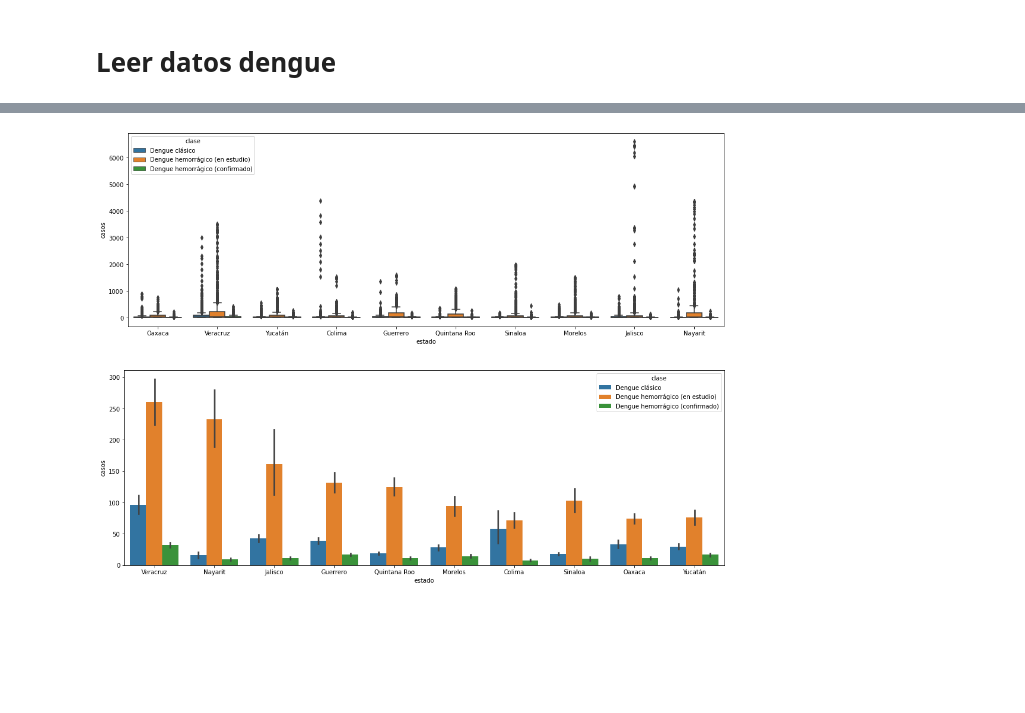
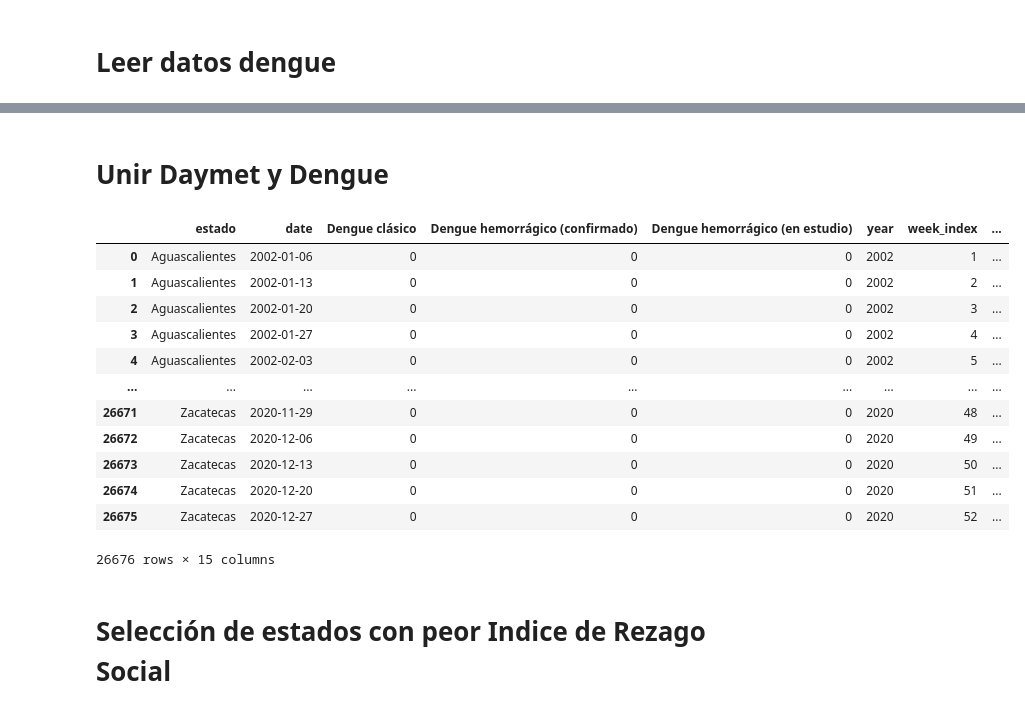
Before and after one commit to pcorner10/denguetemp2022, a Jupyter notebook: dengueTemperatura.ipynb, the cells around one changed output, grey strips where cells are left out. Drawn from its saved outputs; the diff is of its cells as text; code cells hidden in the pictures; blank space fills up the shorter version.

```diff
--- a/dengueTemperatura.ipynb
+++ b/dengueTemperatura.ipynb
@@ -420,14 +193,21 @@ Name: estado, dtype: object
-# %%
-fig, ax = plt.subplots(figsize=(18,6))
-
-sns.boxplot(x ="estado", y="casos", data=dfDengue[dfDengue["estado"].isin(casos_P_estado[:10])], hue="clase", ax=ax)
-plt.show()
-# %% [output]
-[figure, removed]
-# %%
-fig, ax = plt.subplots(figsize=(18,6))
-
-sns.barplot(x ="estado", y="casos", data=dfDengue[dfDengue["estado"].isin(casos_P_estado[:10])], hue="clase", ax=ax, order=casos_P_estado[:10])
-plt.show()
-# %% [output]
-[figure, removed]
+# %% [markdown]
+# Unir Daymet y Dengue
+# %%
+df = dfDengue.merge(df_daymet.drop(columns="date"), on=["estado","year","week_index"], how="inner")
+df
+# %% [output]
+|  | estado | date | Dengue clásico | Dengue hemorrágico (confirmado) | Dengue hemorrágico (en estudio) | year | week_index | ... |
+| 0 | Aguascalientes | 2002-01-06 | 0 | 0 | 0 | 2002 | 1 | ... |
+| 1 | Aguascalientes | 2002-01-13 | 0 | 0 | 0 | 2002 | 2 | ... |
+| 2 | Aguascalientes | 2002-01-20 | 0 | 0 | 0 | 2002 | 3 | ... |
+| 3 | Aguascalientes | 2002-01-27 | 0 | 0 | 0 | 2002 | 4 | ... |
+| 4 | Aguascalientes | 2002-02-03 | 0 | 0 | 0 | 2002 | 5 | ... |
+| ... | ... | ... | ... | ... | ... | ... | ... | ... |
+| 26671 | Zacatecas | 2020-11-29 | 0 | 0 | 0 | 2020 | 48 | ... |
+| 26672 | Zacatecas | 2020-12-06 | 0 | 0 | 0 | 2020 | 49 | ... |
+| 26673 | Zacatecas | 2020-12-13 | 0 | 0 | 0 | 2020 | 50 | ... |
+| 26674 | Zacatecas | 2020-12-20 | 0 | 0 | 0 | 2020 | 51 | ... |
+| 26675 | Zacatecas | 2020-12-27 | 0 | 0 | 0 | 2020 | 52 | ... |
+26676 rows × 15 columns
+# %% [markdown]
+# Selección de estados con peor Indice de Rezago Social
```
Also changed, not shown: parts of 28 cells of this notebook, 1 other file.
